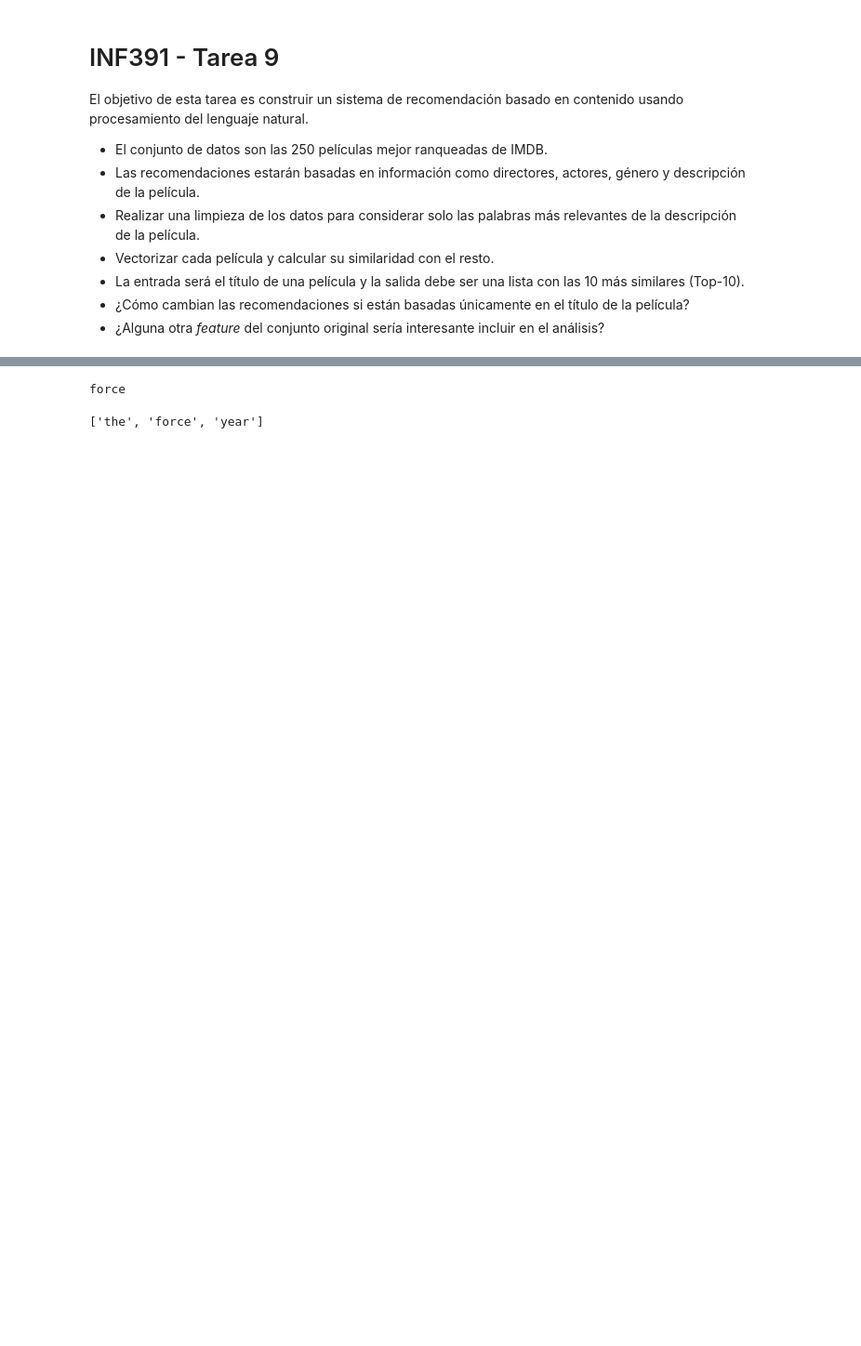
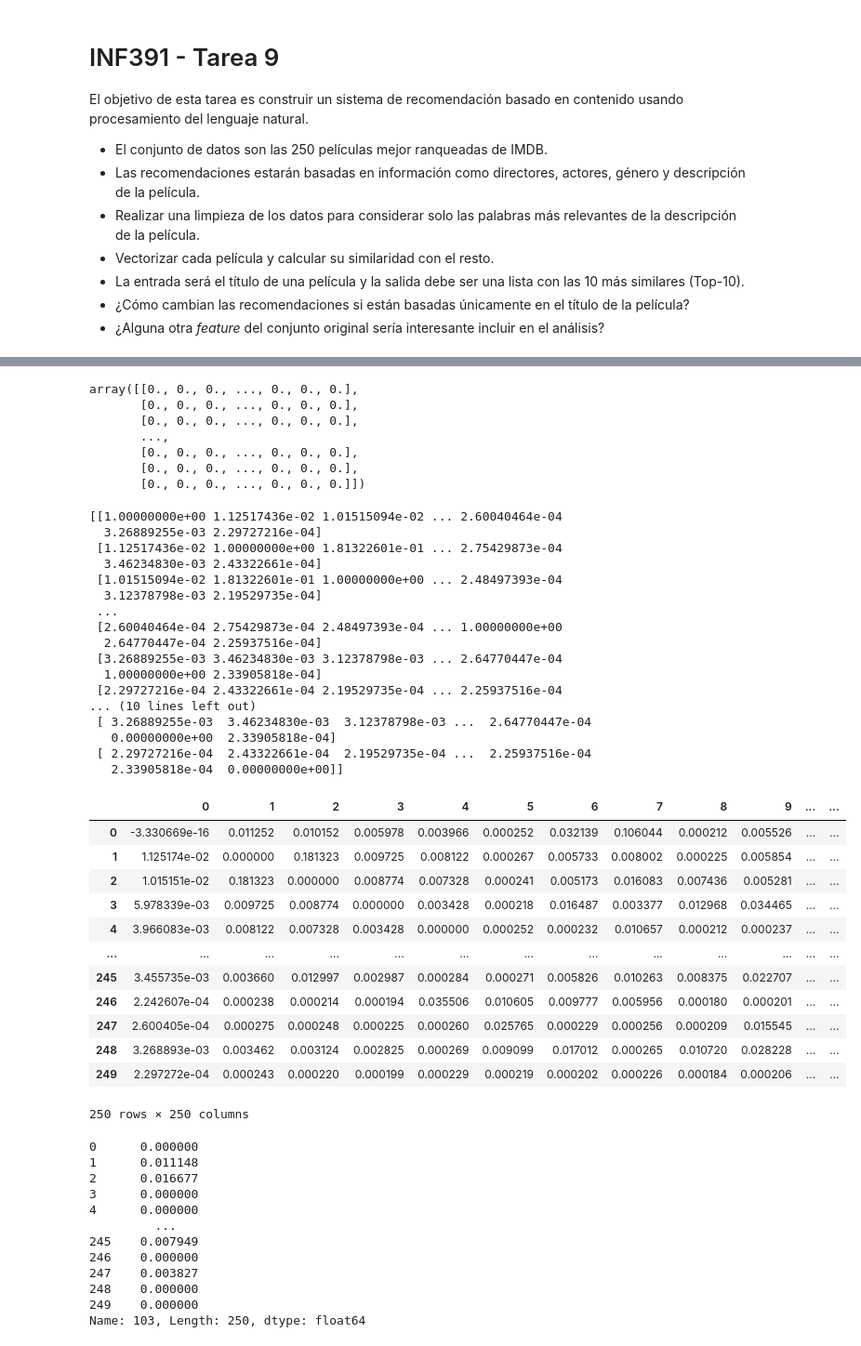
Before and after one commit to jpjorquera/ContentBased-IMDB, a Jupyter notebook: INF391_T9.ipynb, the cells around one changed output, grey strips where cells are left out. Shown: that part at 93% size. Drawn from its saved outputs; the diff is of its cells as text; code cells hidden in the pictures; blank space fills up the shorter version.

```diff
--- a/INF391_T9.ipynb
+++ b/INF391_T9.ipynb
@@ -167,11 +138,60 @@ contenido.tail()
-# %%
-lemmatizer = WordNetLemmatizer()
-c=lemmatizer.lemmatize("forces")
-print(c)
-a = ["the", "forces", "rocks", "years"]
-b=list(map(lematizar, a))
-b
-b[0:2]+b[3:]
-# %% [output]
-force
-['the', 'force', 'year']
+# %%
+tf_idf = (tf.T * idf).T
+display(tf_idf)
+similitud = cosine_similarity(tf_idf.T)
+print(similitud)
+similitud_sin_diag = similitud - np.eye(250)
+print(similitud_sin_diag)
+df_similitud = pd.DataFrame(similitud_sin_diag)
+display(df_similitud)
+df_similitud[103]#.argmax()
+# %% [output]
+array([[0., 0., 0., ..., 0., 0., 0.],
+       [0., 0., 0., ..., 0., 0., 0.],
+       [0., 0., 0., ..., 0., 0., 0.],
+       ...,
+       [0., 0., 0., ..., 0., 0., 0.],
+       [0., 0., 0., ..., 0., 0., 0.],
+       [0., 0., 0., ..., 0., 0., 0.]])
+[[1.00000000e+00 1.12517436e-02 1.01515094e-02 ... 2.60040464e-04
+  3.26889255e-03 2.29727216e-04]
+ [1.12517436e-02 1.00000000e+00 1.81322601e-01 ... 2.75429873e-04
+  3.46234830e-03 2.43322661e-04]
+ [1.01515094e-02 1.81322601e-01 1.00000000e+00 ... 2.48497393e-04
+  3.12378798e-03 2.19529735e-04]
+ ...
+ [2.60040464e-04 2.75429873e-04 2.48497393e-04 ... 1.00000000e+00
+  2.64770447e-04 2.25937516e-04]
+ [3.26889255e-03 3.46234830e-03 3.12378798e-03 ... 2.64770447e-04
+  1.00000000e+00 2.33905818e-04]
+ [2.29727216e-04 2.43322661e-04 2.19529735e-04 ... 2.25937516e-04
+... (10 lines left out)
+ [ 3.26889255e-03  3.46234830e-03  3.12378798e-03 ...  2.64770447e-04
+   0.00000000e+00  2.33905818e-04]
+ [ 2.29727216e-04  2.43322661e-04  2.19529735e-04 ...  2.25937516e-04
+   2.33905818e-04  0.00000000e+00]]
+|  | 0 | 1 | 2 | 3 | 4 | 5 | 6 | 7 | 8 | 9 | ... | ... |
+| 0 | -3.330669e-16 | 0.011252 | 0.010152 | 0.005978 | 0.003966 | 0.000252 | 0.032139 | 0.106044 | 0.000212 | 0.005526 | ... | ... |
+| 1 | 1.125174e-02 | 0.000000 | 0.181323 | 0.009725 | 0.008122 | 0.000267 | 0.005733 | 0.008002 | 0.000225 | 0.005854 | ... | ... |
+| 2 | 1.015151e-02 | 0.181323 | 0.000000 | 0.008774 | 0.007328 | 0.000241 | 0.005173 | 0.016083 | 0.007436 | 0.005281 | ... | ... |
+| 3 | 5.978339e-03 | 0.009725 | 0.008774 | 0.000000 | 0.003428 | 0.000218 | 0.016487 | 0.003377 | 0.012968 | 0.034465 | ... | ... |
+| 4 | 3.966083e-03 | 0.008122 | 0.007328 | 0.003428 | 0.000000 | 0.000252 | 0.000232 | 0.010657 | 0.000212 | 0.000237 | ... | ... |
+| ... | ... | ... | ... | ... | ... | ... | ... | ... | ... | ... | ... | ... |
+| 245 | 3.455735e-03 | 0.003660 | 0.012997 | 0.002987 | 0.000284 | 0.000271 | 0.005826 | 0.010263 | 0.008375 | 0.022707 | ... | ... |
+| 246 | 2.242607e-04 | 0.000238 | 0.000214 | 0.000194 | 0.035506 | 0.010605 | 0.009777 | 0.005956 | 0.000180 | 0.000201 | ... | ... |
+| 247 | 2.600405e-04 | 0.000275 | 0.000248 | 0.000225 | 0.000260 | 0.025765 | 0.000229 | 0.000256 | 0.000209 | 0.015545 | ... | ... |
+| 248 | 3.268893e-03 | 0.003462 | 0.003124 | 0.002825 | 0.000269 | 0.009099 | 0.017012 | 0.000265 | 0.010720 | 0.028228 | ... | ... |
+| 249 | 2.297272e-04 | 0.000243 | 0.000220 | 0.000199 | 0.000229 | 0.000219 | 0.000202 | 0.000226 | 0.000184 | 0.000206 | ... | ... |
+250 rows × 250 columns
+0      0.000000
+1      0.011148
+2      0.016677
+3      0.000000
+4      0.000000
+         ...
+245    0.007949
+246    0.000000
+247    0.003827
+248    0.000000
+249    0.000000
+Name: 103, Length: 250, dtype: float64
```
Also changed, not shown: parts of 7 cells of this notebook.
